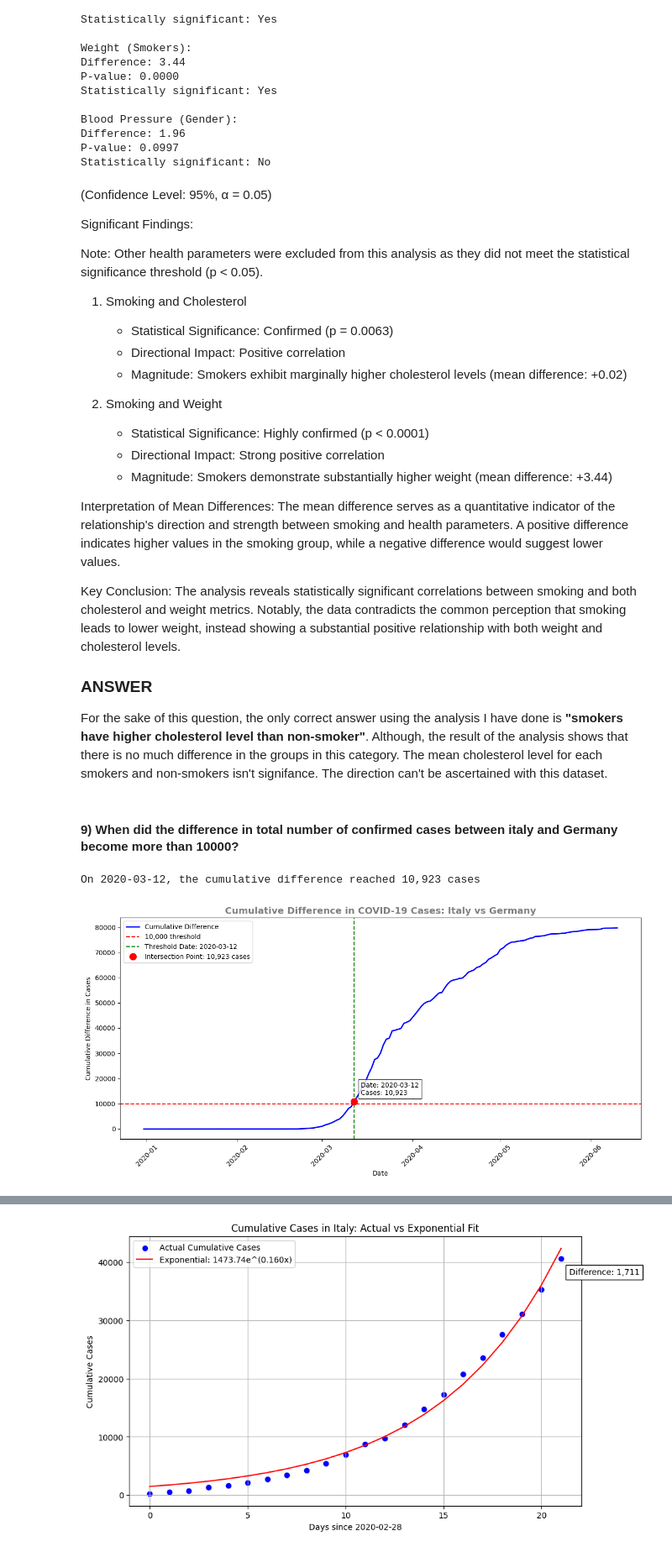
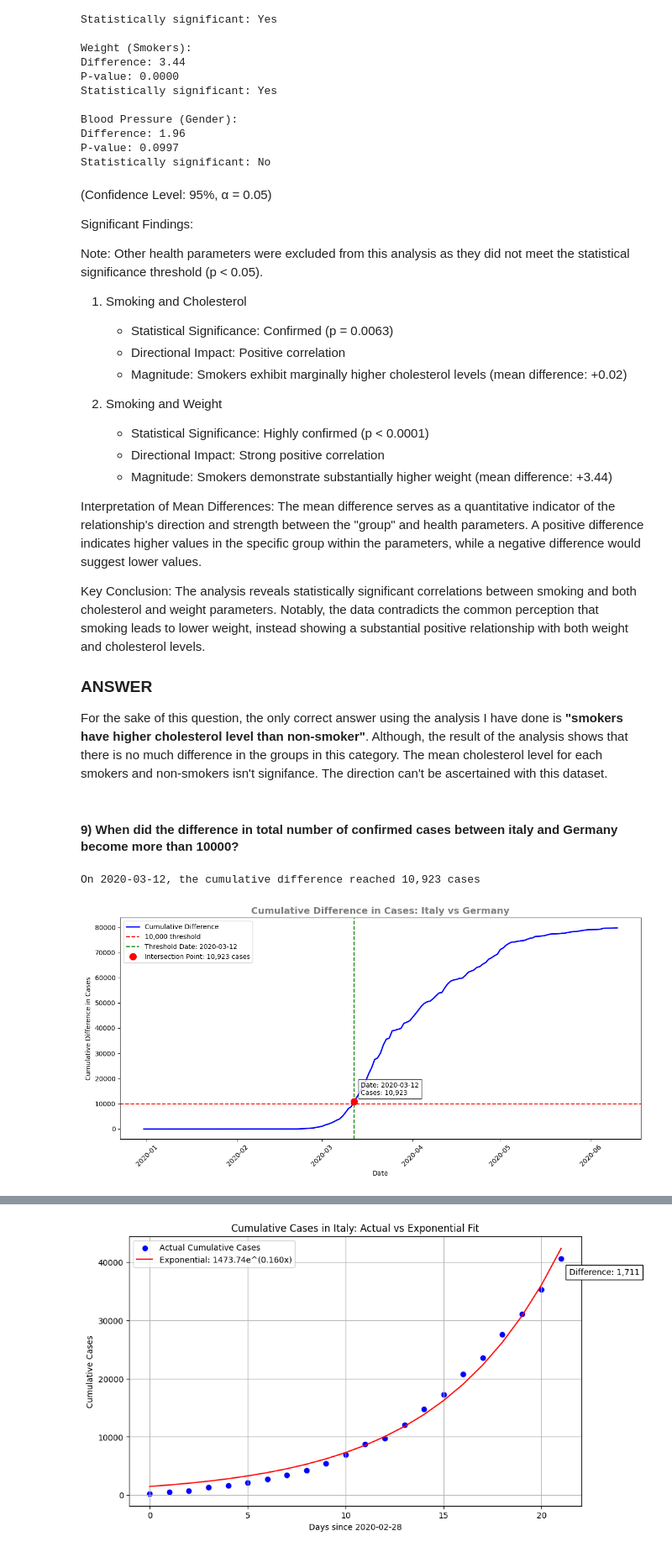
Before and after one commit to Echooed/cardio_cov, a Jupyter notebook: notebooks/cardio_cov_data_cleaning_new.ipynb, the cells around one changed output, grey strips where cells are left out. Shown at 84% size. Drawn from its saved outputs; the diff is of its cells as text; code cells hidden in the pictures.

```diff
--- a/notebooks/cardio_cov_data_cleaning_new.ipynb
+++ b/notebooks/cardio_cov_data_cleaning_new.ipynb
@@ -974,10 +973,10 @@ Note: Other health parameters were excluded from this analysis as they did not m
    - Magnitude: Smokers demonstrate substantially higher weight (mean difference: +3.44)
 
 Interpretation of Mean Differences:
-The mean difference serves as a quantitative indicator of the relationship's direction and strength between smoking and health parameters. A positive difference indicates higher values in the smoking group, while a negative difference would suggest lower values.
+The mean difference serves as a quantitative indicator of the relationship's direction and strength between the "group" and health parameters. A positive difference indicates higher values in the specific group within the parameters, while a negative difference would suggest lower values.
 
 Key Conclusion:
-The analysis reveals statistically significant correlations between smoking and both cholesterol and weight metrics. Notably, the data contradicts the common perception that smoking leads to lower weight, instead showing a substantial positive relationship with both weight and cholesterol levels.
+The analysis reveals statistically significant correlations between smoking and both cholesterol and weight parameters. Notably, the data contradicts the common perception that smoking leads to lower weight, instead showing a substantial positive relationship with both weight and cholesterol levels.
 
 
 ### ANSWER
@@ -997,33 +996,33 @@ italy_germany_data = pd.merge(italy_data[['date', 'new_cases']],
                             suffixes=('_italy', '_germany'))
 
 italy_germany_data['date'] = italy_germany_data['date'].dt.date
 italy_germany_data['cummulative_case_diff'] = abs(italy_germany_data['new_cases_germany'] - italy_germany_data['new_cases_italy']).cumsum()
 
 # first date when the cummulative_case_diff > 10000
 threshold_date = italy_germany_data[italy_germany_data['cummulative_case_diff'] > 10000].iloc[0]
 
 print(f"On {threshold_date['date']}, the cumulative difference reached {int(threshold_date['cummulative_case_diff']):,} cases")
 
 # Create the line plot showing details of this analysis
 plt.figure(figsize=(12, 6))
 plt.plot(italy_germany_data['date'], italy_germany_data['cummulative_case_diff'],
         color='blue', linewidth=2, label='Cumulative Difference')
 plt.axhline(y=10000, color='r', linestyle='--', label='10,000 threshold')
 plt.axvline(x=threshold_date['date'], color='g', linestyle='--', label=f'Threshold Date: {threshold_date["date"]}')
 plt.plot(threshold_date['date'], threshold_date['cummulative_case_diff'], 'ro',
         markersize=10, label=f'Intersection Point: {int(threshold_date["cummulative_case_diff"]):,} cases')
 plt.annotate(f'Date: {threshold_date["date"]}\nCases: {int(threshold_date["cummulative_case_diff"]):,}',
             xy=(threshold_date['date'], threshold_date['cummulative_case_diff']),
             xytext=(10, 10), textcoords='offset points',
             bbox=dict(facecolor='white', edgecolor='black', alpha=0.8))
-plt.title('Cumulative Difference in COVID-19 Cases: Italy vs Germany', fontsize=14, weight='bold', color='grey')
+plt.title('Cumulative Difference in Cases: Italy vs Germany', fontsize=14, weight='bold', color='grey')
 plt.xlabel('Date')
 plt.ylabel('Cumulative Difference in Cases')
 plt.xticks(rotation=45)
 plt.legend()
 plt.tight_layout()
 plt.show()
 # %% [output]
 On 2020-03-12, the cumulative difference reached 10,923 cases
-[figure, old version]
+[figure, new version]
 # %% [markdown]
```
Also changed, not shown: parts of 7 cells of this notebook.
